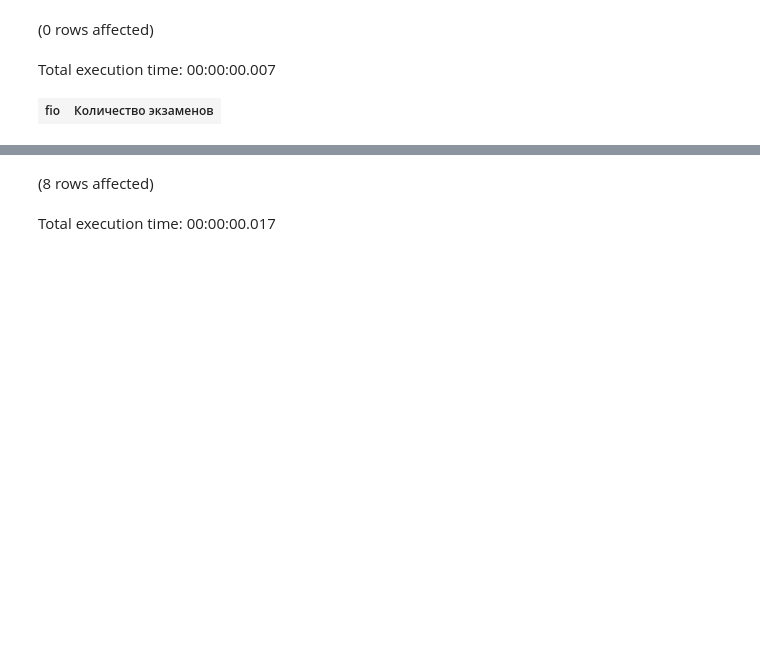
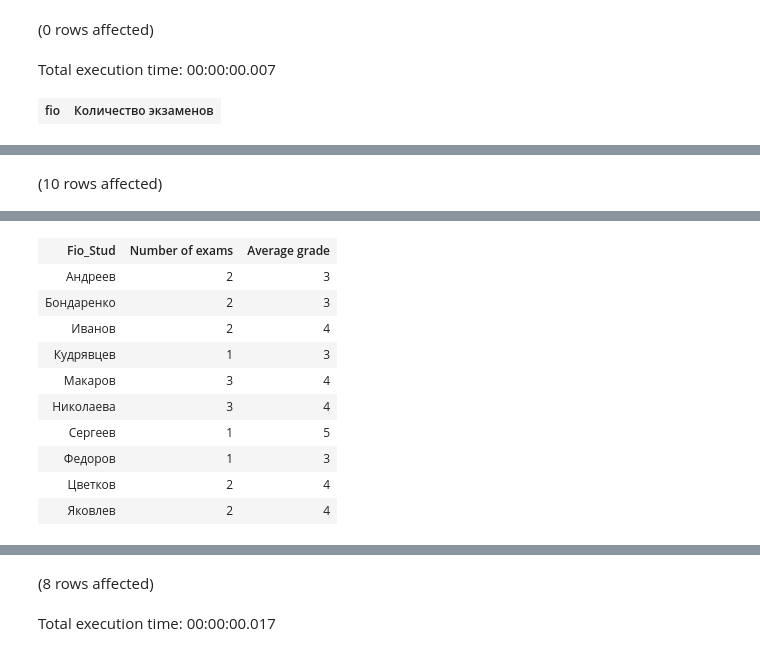
Before and after one commit to petrik33/BSU-Data-Engineering, a Jupyter notebook: 8. Table Joins/notebook.ipynb, the cells around one changed output, grey strips where cells are left out. Saved outputs shown, nothing was run; the diff lists cells and outputs as text; code cells hidden in the pictures; blank space fills up the shorter version.

```diff
--- a/8. Table Joins/notebook.ipynb
+++ b/8. Table Joins/notebook.ipynb
@@ -80,0 +159,7 @@ Total execution time: 00:00:00.007
+# %%
+SELECT S.Fio_Stud, COUNT(O.Ozenk_a) AS [Number of exams],
+AVG(O.Ozenk_a) AS [Average grade]
+FROM Student S INNER JOIN Ozenka O ON S.Reg_nom = O.ReGNom
+GROUP BY S.Fio_Stud
+# %% [output]
+(10 rows affected)
@@ -80,0 +167,11 @@ Total execution time: 00:00:00.007
+| Fio_Stud | Number of exams | Average grade |
+| Андреев | 2 | 3 |
+| Бондаренко | 2 | 3 |
+| Иванов | 2 | 4 |
+| Кудрявцев | 1 | 3 |
+| Макаров | 3 | 4 |
+| Николаева | 3 | 4 |
+| Сергеев | 1 | 5 |
+| Федоров | 1 | 3 |
+| Цветков | 2 | 4 |
+| Яковлев | 2 | 4 |
```
Also changed, not shown: parts of 38 cells of this notebook.
